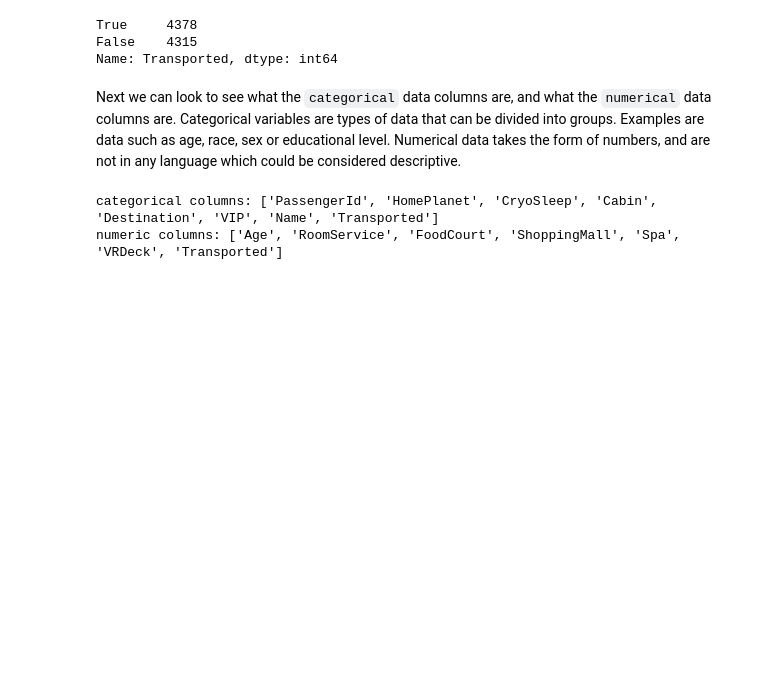
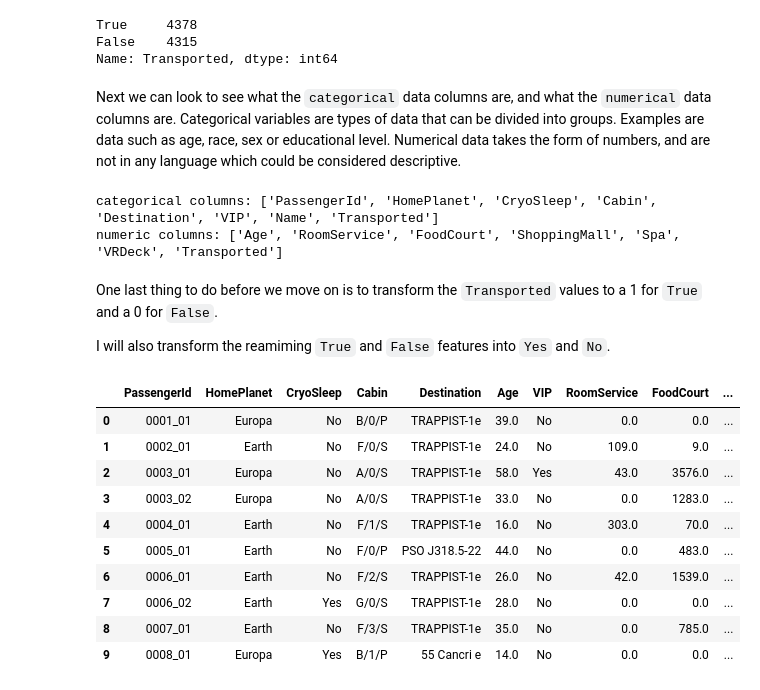
Before and after one commit to ofithcheallaigh/machine_learning_projects, a Jupyter notebook: Kaggle/Comps/Spaceship Titanic/Spaceship Titanic.ipynb, the cells around one changed output. Cells and saved outputs as stored; diff of their text form; code cells hidden in the pictures; blank space fills up the shorter version.

Commit message:
Removed 'describe'; added preprocessing fnc

```diff
--- a/Kaggle/Comps/Spaceship Titanic/Spaceship Titanic.ipynb
+++ b/Kaggle/Comps/Spaceship Titanic/Spaceship Titanic.ipynb
@@ -188,3 +188,53 @@ print('numeric columns:', num_cols)
 # %% [output]
 categorical columns: ['PassengerId', 'HomePlanet', 'CryoSleep', 'Cabin', 'Destination', 'VIP', 'Name', 'Transported']
 numeric columns: ['Age', 'RoomService', 'FoodCourt', 'ShoppingMall', 'Spa', 'VRDeck', 'Transported']
+# %% [markdown]
+One last thing to do before we move on is to transform the `Transported` values to a 1 for `True` and a 0 for `False`.
+
+I will also transform the reamiming `True` and `False` features into `Yes` and `No`.
+# %%
+# Function used to make changes
+def preprocess_df(dataframe):
+    df = dataframe.copy()
+
+    # Drop the name
+    df = df.drop(['Name'],axis=1)
+
+    # Transform the Transported column to 0 or 1
+    if 'Transported' in df.columns:
+        df.loc[df['Transported']==True, 'Transported']=1
+        df.loc[df['Transported']==False, 'Transported']=0
+        df['Transported'] = df['Transported'].astype('int64')
+
+    # Transform the True-False features for CryoSleep and VIP to Yes and No
+    df.loc[df['CryoSleep']==True, 'CryoSleep']='Yes'
+    df.loc[df['CryoSleep']==False, 'CryoSleep']='No'
+    df['CryoSleep'] = df['CryoSleep'].astype('str')
+
+    df.loc[df['VIP']==True, 'VIP']='Yes'
+    df.loc[df['VIP']==False, 'VIP']='No'
+    df['VIP'] = df['VIP'].astype('str')
+
+    ## Transform the dtypes of HomePlanet and Destination to str
+    df['HomePlanet'] = df['HomePlanet'].astype(str)
+    df['Destination'] = df['Destination'].astype(str)
+
+    return df
+# %%
+# Calling the function
+train = preprocess_df(train_df)
+# %%
+# Print the head to make sure the changes have been made
+train.head(10)
+# %% [output]
+|  | PassengerId | HomePlanet | CryoSleep | Cabin | Destination | Age | VIP | RoomService | FoodCourt | ... |
+| 0 | 0001_01 | Europa | No | B/0/P | TRAPPIST-1e | 39.0 | No | 0.0 | 0.0 | ... |
+| 1 | 0002_01 | Earth | No | F/0/S | TRAPPIST-1e | 24.0 | No | 109.0 | 9.0 | ... |
+| 2 | 0003_01 | Europa | No | A/0/S | TRAPPIST-1e | 58.0 | Yes | 43.0 | 3576.0 | ... |
+| 3 | 0003_02 | Europa | No | A/0/S | TRAPPIST-1e | 33.0 | No | 0.0 | 1283.0 | ... |
+| 4 | 0004_01 | Earth | No | F/1/S | TRAPPIST-1e | 16.0 | No | 303.0 | 70.0 | ... |
+| 5 | 0005_01 | Earth | No | F/0/P | PSO J318.5-22 | 44.0 | No | 0.0 | 483.0 | ... |
+| 6 | 0006_01 | Earth | No | F/2/S | TRAPPIST-1e | 26.0 | No | 42.0 | 1539.0 | ... |
+| 7 | 0006_02 | Earth | Yes | G/0/S | TRAPPIST-1e | 28.0 | No | 0.0 | 0.0 | ... |
+| 8 | 0007_01 | Earth | No | F/3/S | TRAPPIST-1e | 35.0 | No | 0.0 | 785.0 | ... |
+| 9 | 0008_01 | Europa | Yes | B/1/P | 55 Cancri e | 14.0 | No | 0.0 | 0.0 | ... |
```
Also changed, not shown: parts of 4 cells of this notebook.
